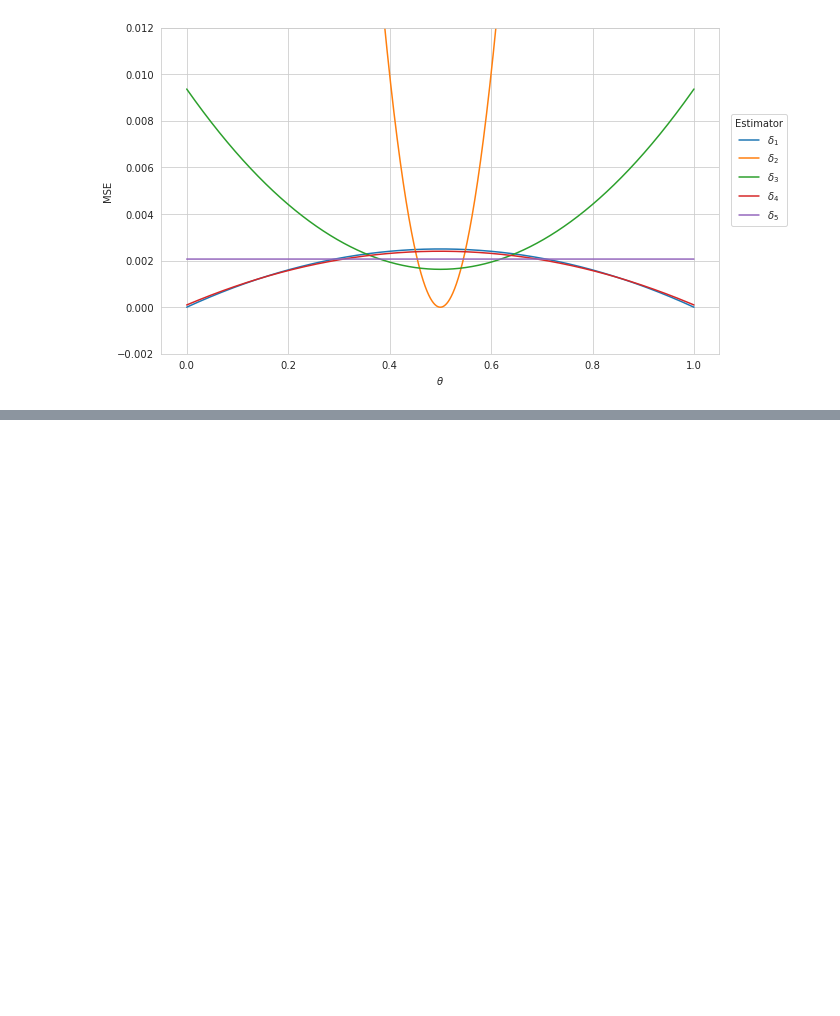
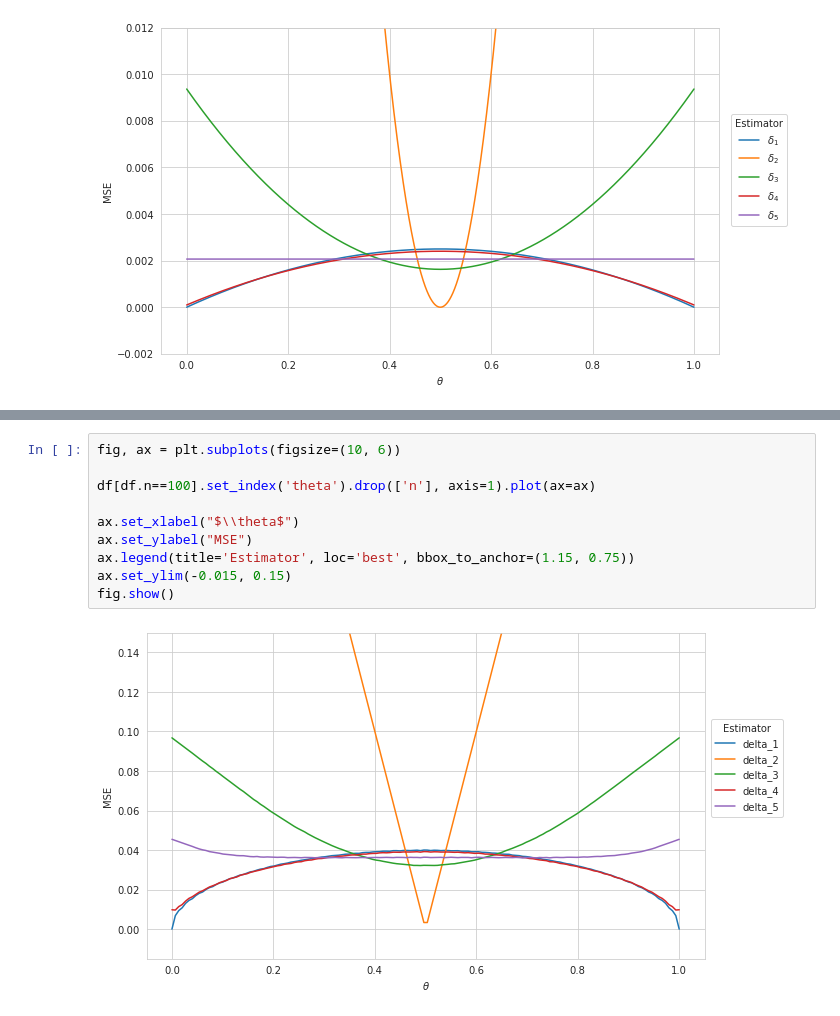
Before and after one commit to WHITSNAK/sta_602, a Jupyter notebook: hw4/hw4.ipynb, the cells around one changed output, grey strips where cells are left out. Cells and saved outputs as stored; diff of their text form; blank space fills up the shorter version.

```diff
--- a/hw4/hw4.ipynb
+++ b/hw4/hw4.ipynb
@@ -113,0 +151,12 @@ fig.show()
+# %%
+fig, ax = plt.subplots(figsize=(10, 6))
+
+df[df.n==100].set_index('theta').drop(['n'], axis=1).plot(ax=ax)
+
+ax.set_xlabel("$\\theta$")
+ax.set_ylabel("MSE")
+ax.legend(title='Estimator', loc='best', bbox_to_anchor=(1.15, 0.75))
+ax.set_ylim(-0.015, 0.15)
+fig.show()
+# %% [output]
+[figure, added]
```
Also changed, not shown: parts of 3 cells of this notebook, 2 other files.
